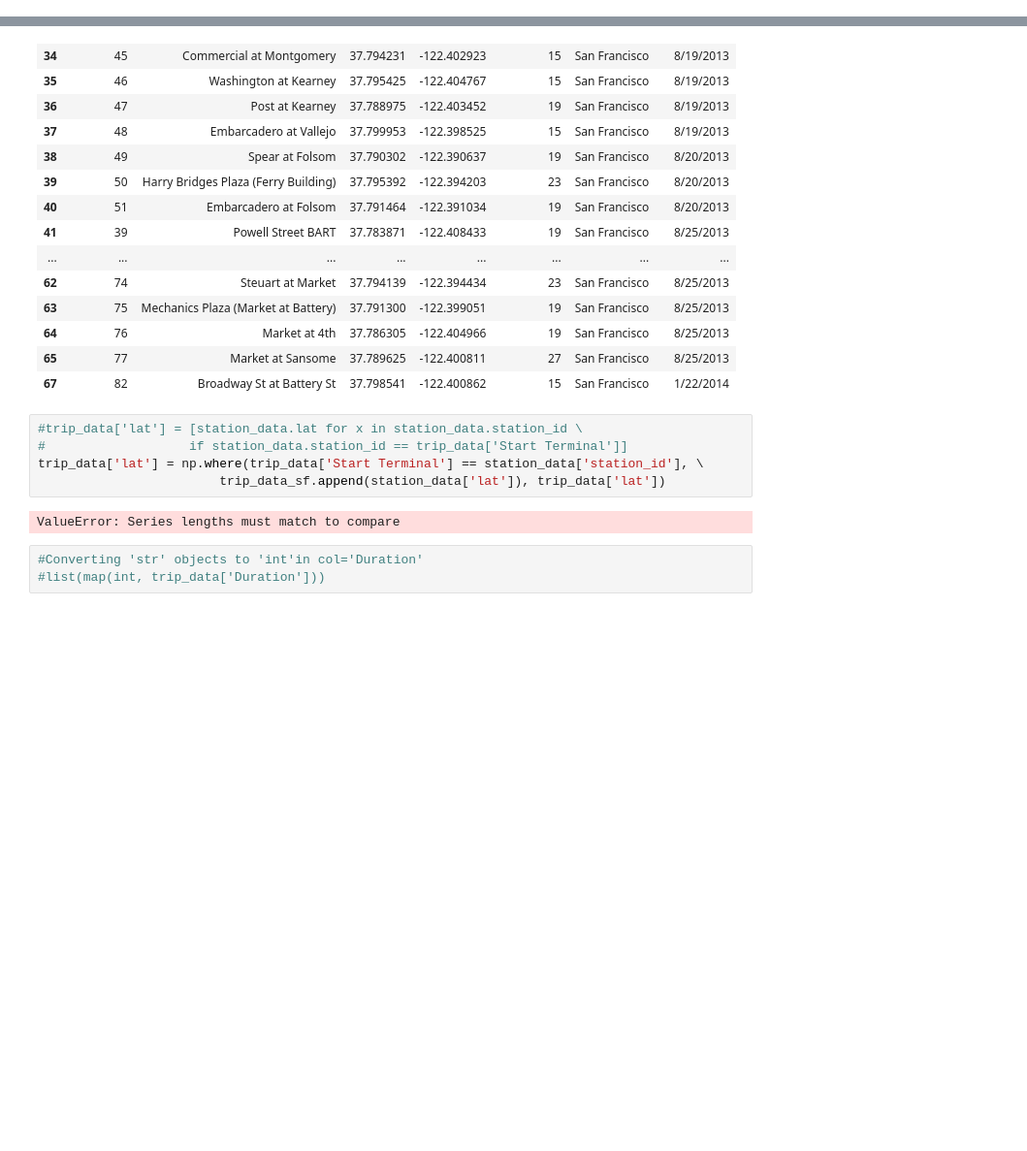
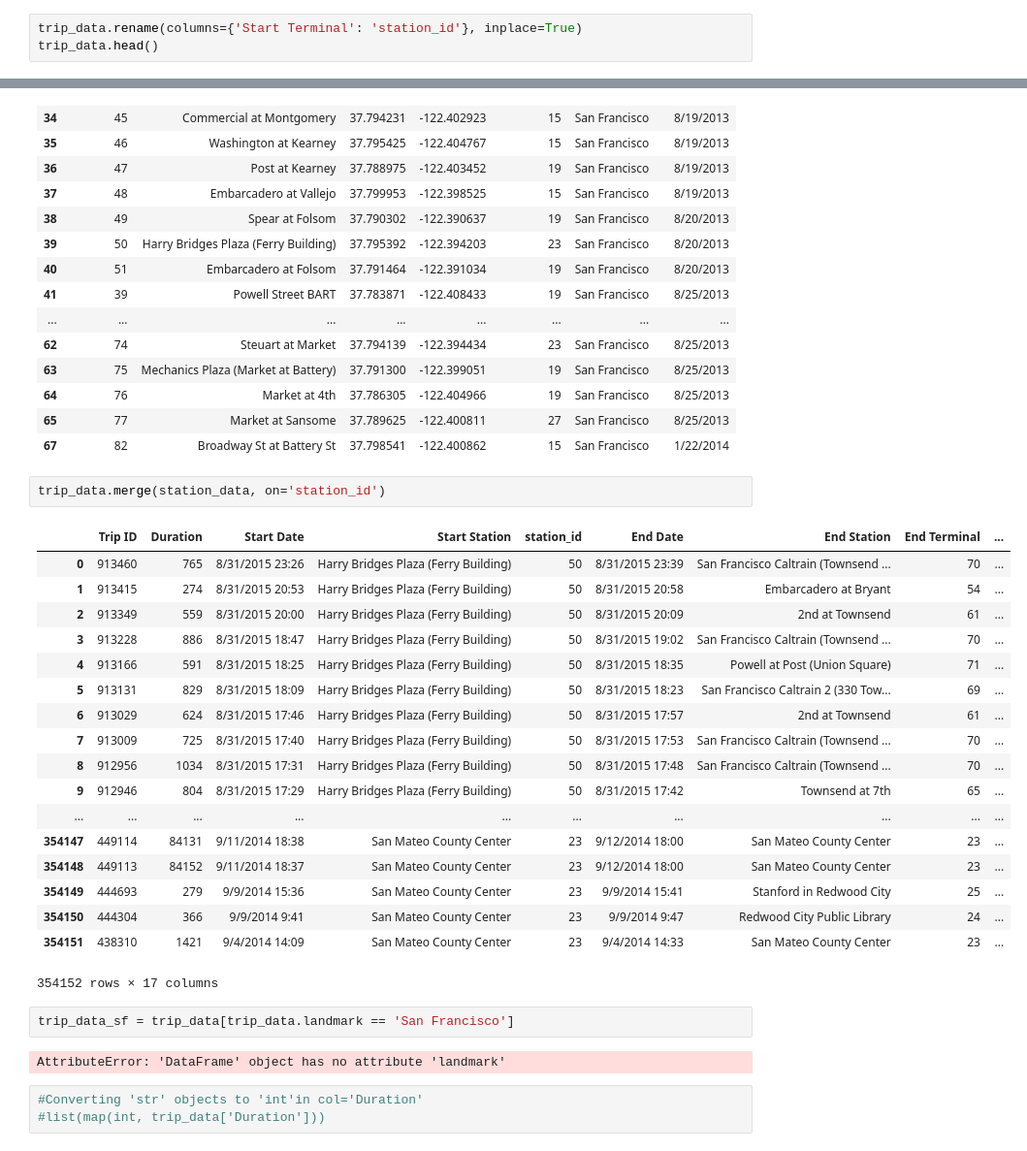
Before and after one commit to mattsarn/cycl.co, a Jupyter notebook: bike_sharing_analysis.ipynb, the cells around one changed output, grey strips where cells are left out. Shown at 97% size. Cells and saved outputs as stored; diff of their text form; blank space fills up the shorter version.

Commit message:
pandas merge added

```diff
--- a/bike_sharing_analysis.ipynb
+++ b/bike_sharing_analysis.ipynb
@@ -76,0 +55,3 @@ trip_data[trip_data['Start Terminal'] == 41]
+# %%
+trip_data.rename(columns={'Start Terminal': 'station_id'}, inplace=True)
+trip_data.head()
@@ -95,13 +83,31 @@ station_data_sf
 | 64 | 76 | Market at 4th | 37.786305 | -122.404966 | 19 | San Francisco | 8/25/2013 |
 | 65 | 77 | Market at Sansome | 37.789625 | -122.400811 | 27 | San Francisco | 8/25/2013 |
 | 67 | 82 | Broadway St at Battery St | 37.798541 | -122.400862 | 15 | San Francisco | 1/22/2014 |
-# %%
-#trip_data['lat'] = [station_data.lat for x in station_data.station_id \
-#                   if station_data.station_id == trip_data['Start Terminal']]
-trip_data['lat'] = np.where(trip_data['Start Terminal'] == station_data['station_id'], \
-                        trip_data_sf.append(station_data['lat']), trip_data['lat'])
-# %% [output]
-ValueError: Series lengths must match to compare
+# %%
+trip_data.merge(station_data, on='station_id')
+# %% [output]
+|  | Trip ID | Duration | Start Date | Start Station | station_id | End Date | End Station | End Terminal | ... |
+| 0 | 913460 | 765 | 8/31/2015 23:26 | Harry Bridges Plaza (Ferry Building) | 50 | 8/31/2015 23:39 | San Francisco Caltrain (Townsend ... | 70 | ... |
+| 1 | 913415 | 274 | 8/31/2015 20:53 | Harry Bridges Plaza (Ferry Building) | 50 | 8/31/2015 20:58 | Embarcadero at Bryant | 54 | ... |
+| 2 | 913349 | 559 | 8/31/2015 20:00 | Harry Bridges Plaza (Ferry Building) | 50 | 8/31/2015 20:09 | 2nd at Townsend | 61 | ... |
+| 3 | 913228 | 886 | 8/31/2015 18:47 | Harry Bridges Plaza (Ferry Building) | 50 | 8/31/2015 19:02 | San Francisco Caltrain (Townsend ... | 70 | ... |
+| 4 | 913166 | 591 | 8/31/2015 18:25 | Harry Bridges Plaza (Ferry Building) | 50 | 8/31/2015 18:35 | Powell at Post (Union Square) | 71 | ... |
+| 5 | 913131 | 829 | 8/31/2015 18:09 | Harry Bridges Plaza (Ferry Building) | 50 | 8/31/2015 18:23 | San Francisco Caltrain 2 (330 Tow... | 69 | ... |
+| 6 | 913029 | 624 | 8/31/2015 17:46 | Harry Bridges Plaza (Ferry Building) | 50 | 8/31/2015 17:57 | 2nd at Townsend | 61 | ... |
+| 7 | 913009 | 725 | 8/31/2015 17:40 | Harry Bridges Plaza (Ferry Building) | 50 | 8/31/2015 17:53 | San Francisco Caltrain (Townsend ... | 70 | ... |
+| 8 | 912956 | 1034 | 8/31/2015 17:31 | Harry Bridges Plaza (Ferry Building) | 50 | 8/31/2015 17:48 | San Francisco Caltrain (Townsend ... | 70 | ... |
+| 9 | 912946 | 804 | 8/31/2015 17:29 | Harry Bridges Plaza (Ferry Building) | 50 | 8/31/2015 17:42 | Townsend at 7th | 65 | ... |
+| ... | ... | ... | ... | ... | ... | ... | ... | ... | ... |
+| 354147 | 449114 | 84131 | 9/11/2014 18:38 | San Mateo County Center | 23 | 9/12/2014 18:00 | San Mateo County Center | 23 | ... |
+| 354148 | 449113 | 84152 | 9/11/2014 18:37 | San Mateo County Center | 23 | 9/12/2014 18:00 | San Mateo County Center | 23 | ... |
+| 354149 | 444693 | 279 | 9/9/2014 15:36 | San Mateo County Center | 23 | 9/9/2014 15:41 | Stanford in Redwood City | 25 | ... |
+| 354150 | 444304 | 366 | 9/9/2014 9:41 | San Mateo County Center | 23 | 9/9/2014 9:47 | Redwood City Public Library | 24 | ... |
+| 354151 | 438310 | 1421 | 9/4/2014 14:09 | San Mateo County Center | 23 | 9/4/2014 14:33 | San Mateo County Center | 23 | ... |
+354152 rows × 17 columns
+# %%
+trip_data_sf = trip_data[trip_data.landmark == 'San Francisco']
+# %% [output]
+AttributeError: 'DataFrame' object has no attribute 'landmark'
 # %%
 #Converting 'str' objects to 'int'in col='Duration'
 #list(map(int, trip_data['Duration']))
```
Also changed, not shown: parts of 2 cells of this notebook.
